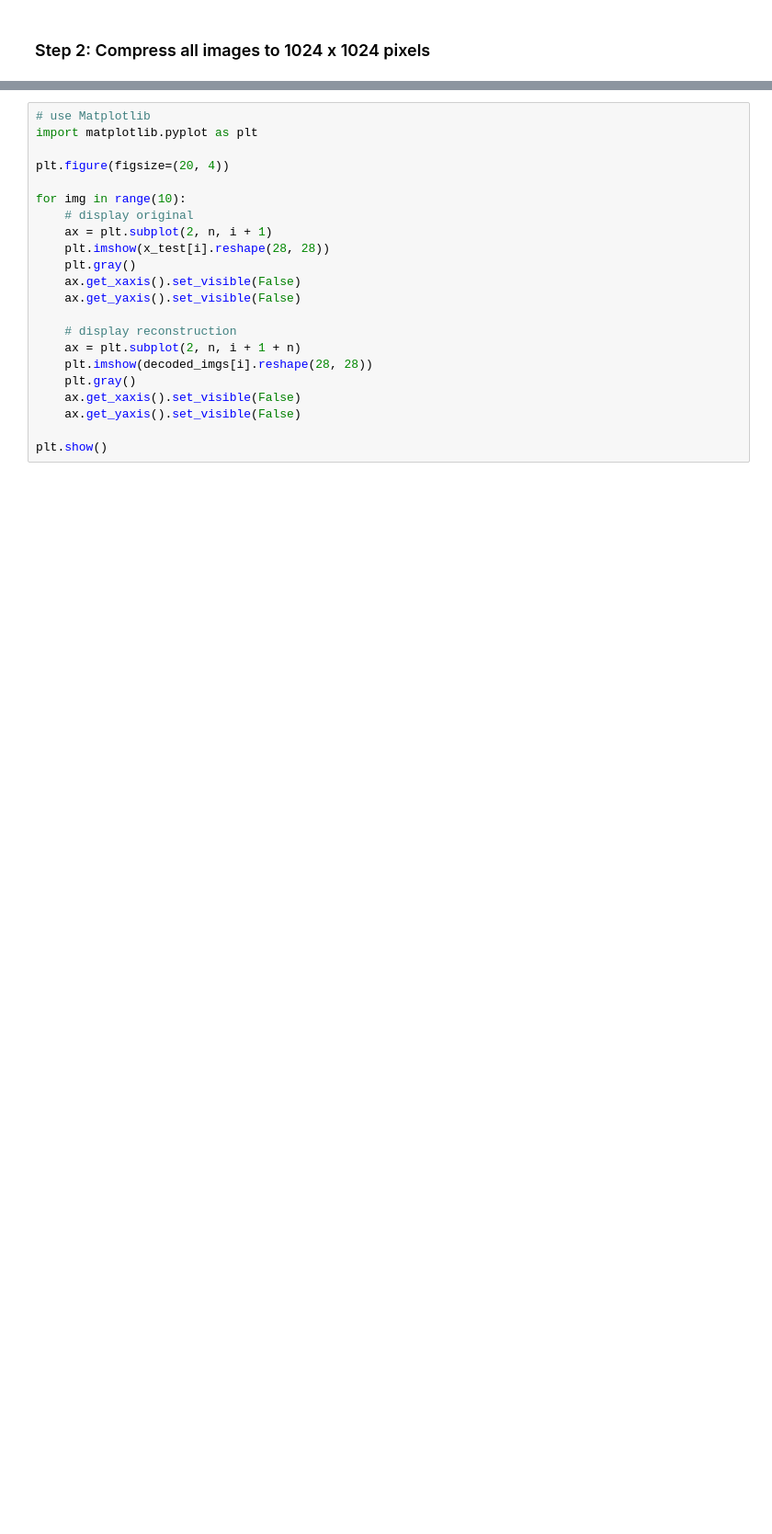
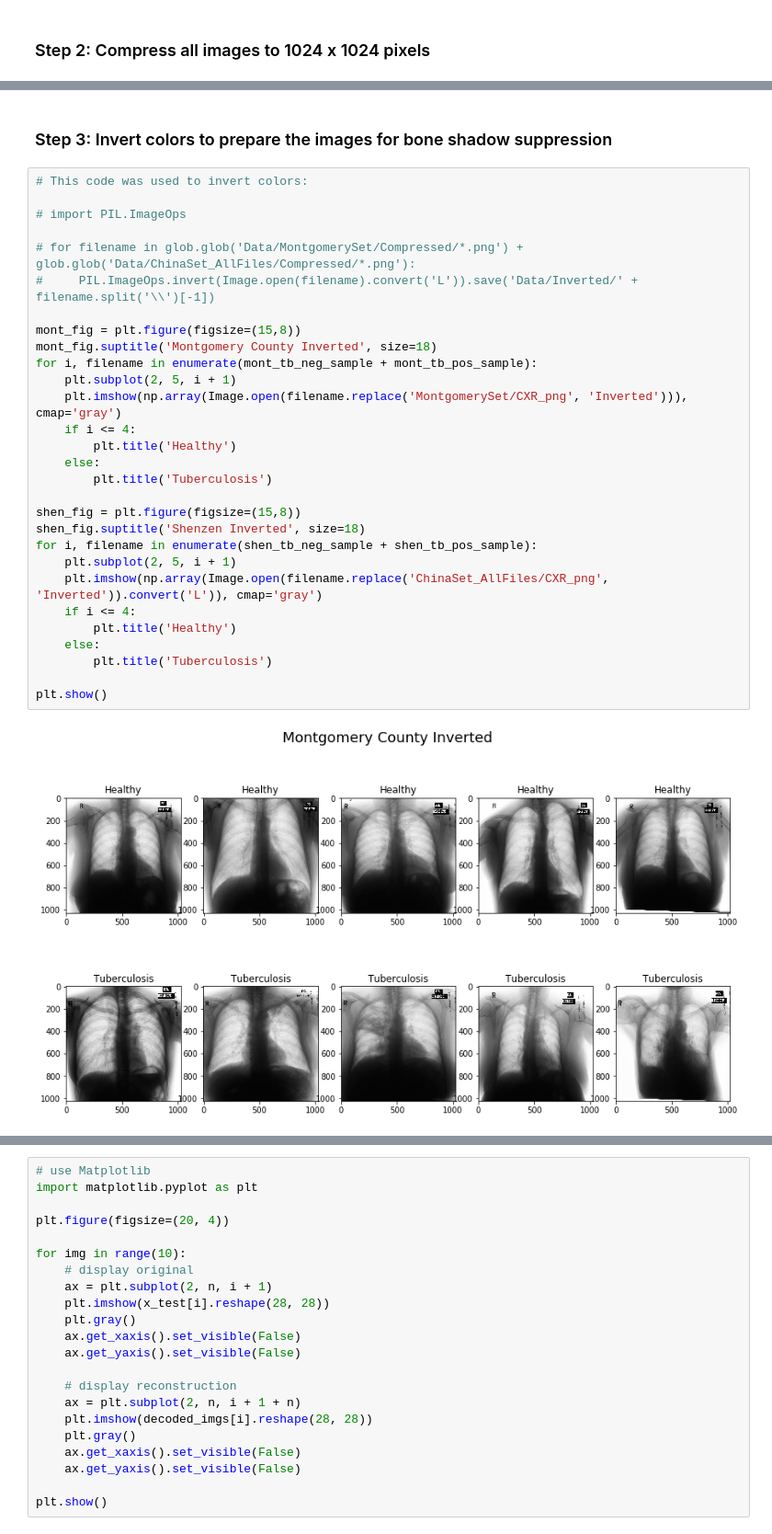
Before and after one commit to JonathanFeenstra/tuberculosis-elm-classifier, a Jupyter notebook: tuberculosis_classifier.ipynb, the cells around one changed output, grey strips where cells are left out. Shown at 92% size. Cells and saved outputs as stored; diff of their text form; blank space fills up the shorter version.

Commit message:
Completed bone shadow suppression

```diff
--- a/tuberculosis_classifier.ipynb
+++ b/tuberculosis_classifier.ipynb
@@ -112,0 +140,33 @@ for index, filename in enumerate(mont_set):
+# %% [markdown]
+### Step 3: Invert colors to prepare the images for bone shadow suppression
+# %%
+# This code was used to invert colors:
+
+# import PIL.ImageOps
+
+# for filename in glob.glob('Data/MontgomerySet/Compressed/*.png') + glob.glob('Data/ChinaSet_AllFiles/Compressed/*.png'):
+#     PIL.ImageOps.invert(Image.open(filename).convert('L')).save('Data/Inverted/' + filename.split('\\')[-1])
+
+mont_fig = plt.figure(figsize=(15,8))
+mont_fig.suptitle('Montgomery County Inverted', size=18)
+for i, filename in enumerate(mont_tb_neg_sample + mont_tb_pos_sample):
+    plt.subplot(2, 5, i + 1)
+    plt.imshow(np.array(Image.open(filename.replace('MontgomerySet/CXR_png', 'Inverted'))), cmap='gray')
+    if i <= 4:
+        plt.title('Healthy')
+    else:
+        plt.title('Tuberculosis')
+
+shen_fig = plt.figure(figsize=(15,8))
+shen_fig.suptitle('Shenzen Inverted', size=18)
+for i, filename in enumerate(shen_tb_neg_sample + shen_tb_pos_sample):
+    plt.subplot(2, 5, i + 1)
+    plt.imshow(np.array(Image.open(filename.replace('ChinaSet_AllFiles/CXR_png', 'Inverted')).convert('L')), cmap='gray')
+    if i <= 4:
+        plt.title('Healthy')
+    else:
+        plt.title('Tuberculosis')
+
+plt.show()
+# %% [output]
+[figure, added]
```
Also changed, not shown: parts of 14 cells of this notebook, 2 other files.
